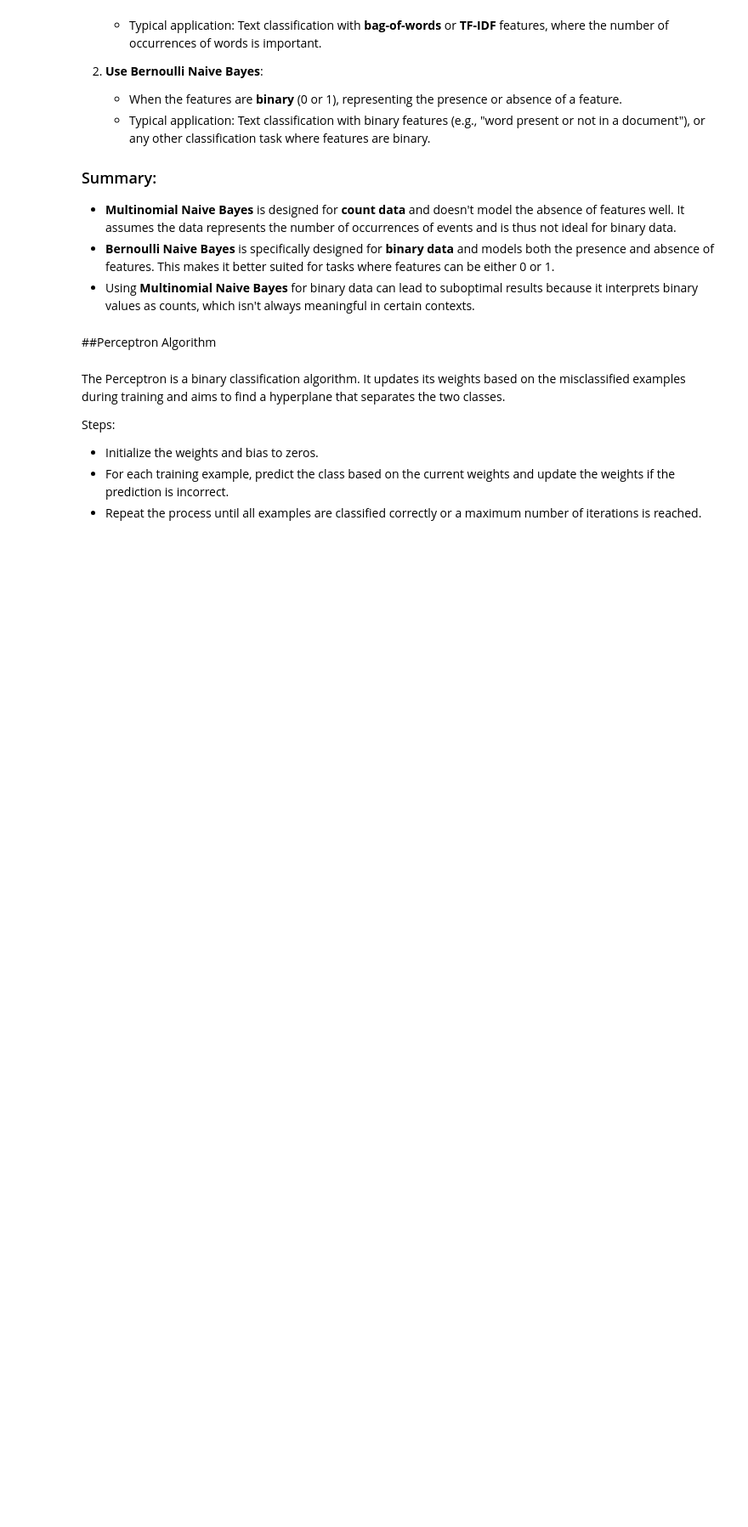
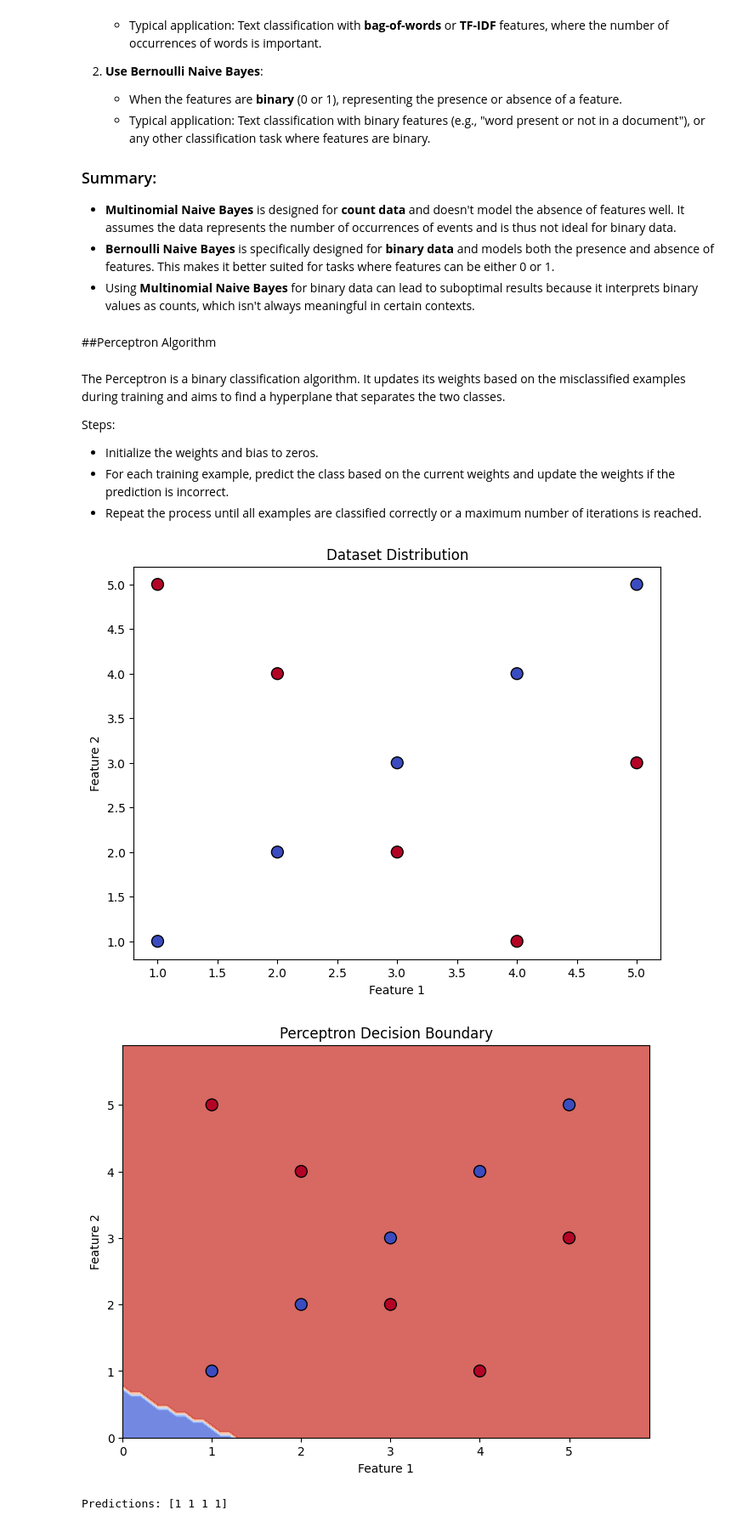
Before and after one commit to ajits-github/Machine_Learning_Concepts_without_libraries, a Jupyter notebook: Machine_Learning_Concepts_without_libraries.ipynb, the cells around one changed output. Shown at 85% size. Cells and saved outputs as stored; diff of their text form; code cells hidden in the pictures; blank space fills up the shorter version.

Commit message:
Predictions

```diff
--- a/Machine_Learning_Concepts_without_libraries.ipynb
+++ b/Machine_Learning_Concepts_without_libraries.ipynb
@@ -3131,30 +3131,45 @@ def plot_decision_boundary(model, X, y):
                          np.arange(y_min, y_max, 0.1))
     Z = model.predict(np.c_[xx.ravel(), yy.ravel()])
     Z = Z.reshape(xx.shape)
 
     plt.figure(figsize=(8, 6))
     plt.contourf(xx, yy, Z, alpha=0.8, cmap='coolwarm')
     plt.scatter(X[:, 0], X[:, 1], c=y, edgecolor='k', s=100, cmap='coolwarm')
     plt.title('Perceptron Decision Boundary')
     plt.xlabel('Feature 1')
     plt.ylabel('Feature 2')
     plt.show()
 
 def plot_training_progress(weights_history, bias_history, X, y):
     """Visualize the training progress by showing how weights and bias change"""
     plt.figure(figsize=(8, 6))
     plt.plot(weights_history, label='Weights')
     plt.plot(bias_history, label='Bias')
     plt.title('Training Progress (Weights and Bias Updates)')
     plt.xlabel('Iteration')
     plt.ylabel('Value')
     plt.legend()
     plt.show()
 
 # Create a simple linearly separable dataset (X: features, y: labels)
 X = np.array([[1, 1], [2, 2], [3, 3], [4, 4], [5, 5], [1, 5], [2, 4], [3, 2], [4, 1], [5, 3]])
 y = np.array([0, 0, 0, 0, 0, 1, 1, 1, 1, 1])
 
 # Initialize the Perceptron model and train it
 model = Perceptron(learning_rate=0.1, n_iters=10)
 model.fit(X, y)
+
+# Visualize dataset distribution
+plot_dataset(X, y)
+
+# Visualize decision boundary
+plot_decision_boundary(model, X, y)
+
+# Predictions
+X_test = np.array([[2, 3], [3, 4], [1, 4], [5, 1]])
+predictions = model.predict(X_test)
+print("Predictions:", predictions)
+# %% [output]
+[figure, added]
+[figure, added]
+Predictions: [1 1 1 1]
```
